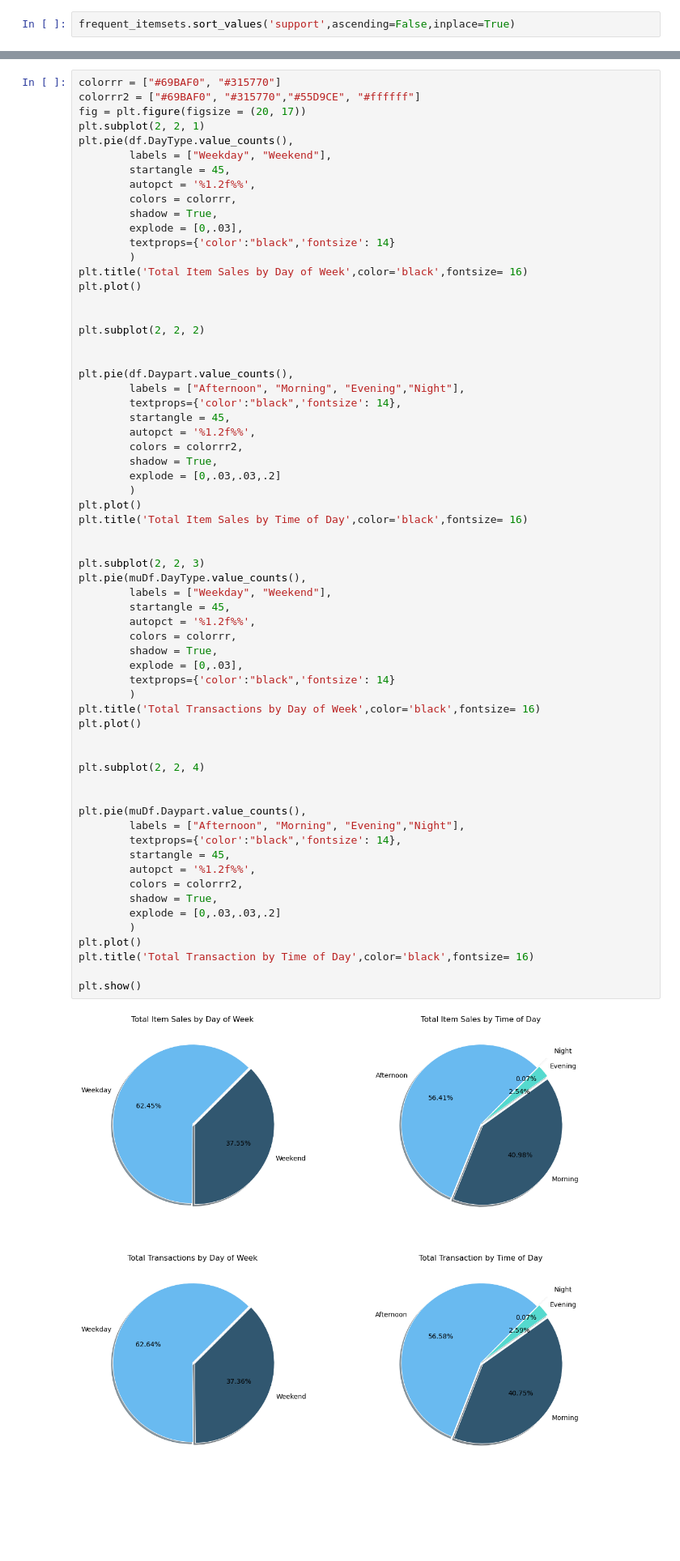
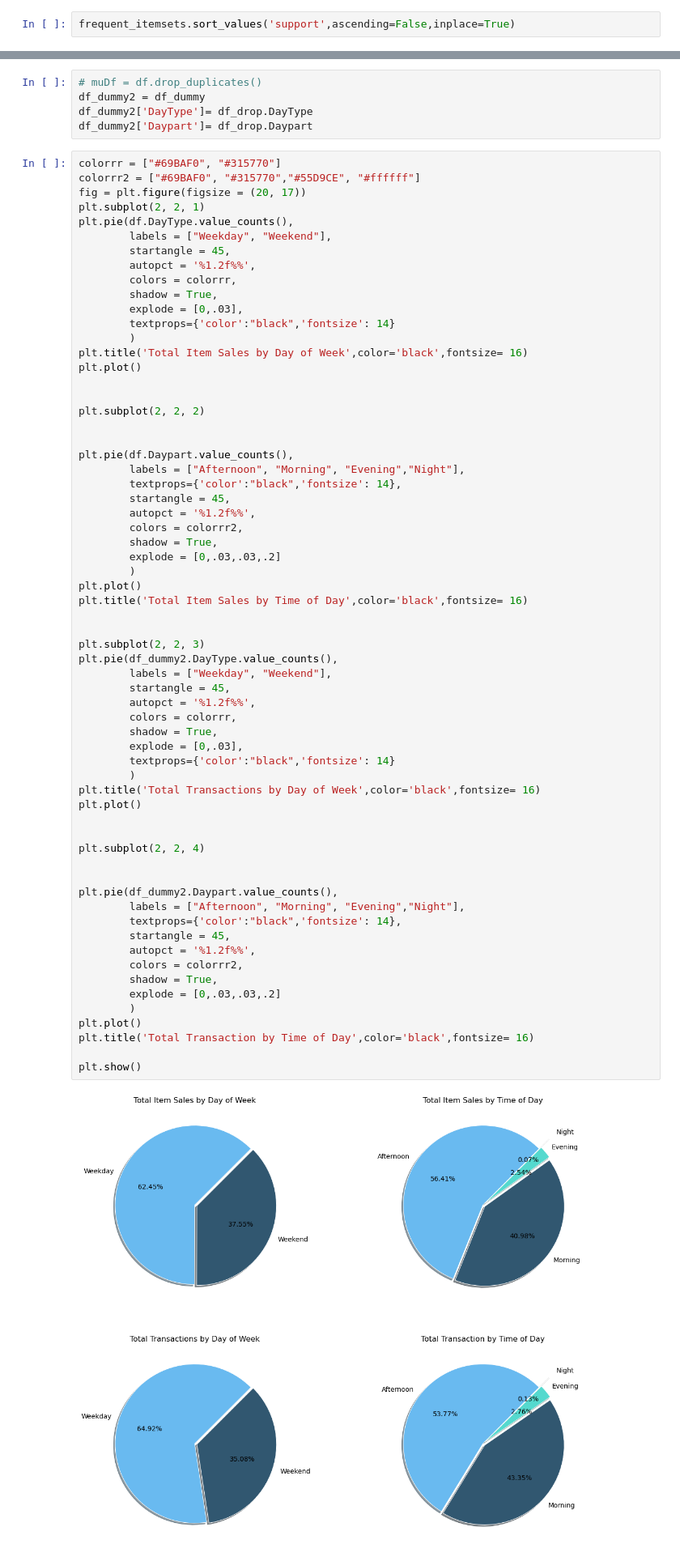
Before and after one commit to Blutronics/BakeryAssociationRule, a Jupyter notebook: bakery.ipynb, the cells around one changed output, grey strips where cells are left out. Shown at 81% size. Saved outputs shown, nothing was run; the diff lists cells and outputs as text; blank space fills up the shorter version.

```diff
--- a/bakery.ipynb
+++ b/bakery.ipynb
@@ -251,3 +213,8 @@ muDf = moreUsefulDf
+# %%
+# muDf = df.drop_duplicates()
+df_dummy2 = df_dummy
+df_dummy2['DayType']= df_drop.DayType
+df_dummy2['Daypart']= df_drop.Daypart
 # %%
 colorrr = ["#69BAF0", "#315770"]
 colorrr2 = ["#69BAF0", "#315770","#55D9CE", "#ffffff"]
@@ -283,34 +250,34 @@ plt.title('Total Item Sales by Time of Day',color='black',fontsize= 16)
 
 
 plt.subplot(2, 2, 3)
-plt.pie(muDf.DayType.value_counts(),
+plt.pie(df_dummy2.DayType.value_counts(),
         labels = ["Weekday", "Weekend"],
         startangle = 45,
         autopct = '%1.2f%%',
         colors = colorrr,
         shadow = True,
         explode = [0,.03],
         textprops={'color':"black",'fontsize': 14}
         )
 plt.title('Total Transactions by Day of Week',color='black',fontsize= 16)
 plt.plot()
 
 
 plt.subplot(2, 2, 4)
 
 
-plt.pie(muDf.Daypart.value_counts(),
+plt.pie(df_dummy2.Daypart.value_counts(),
         labels = ["Afternoon", "Morning", "Evening","Night"],
         textprops={'color':"black",'fontsize': 14},
         startangle = 45,
         autopct = '%1.2f%%',
         colors = colorrr2,
         shadow = True,
         explode = [0,.03,.03,.2]
         )
 plt.plot()
 plt.title('Total Transaction by Time of Day',color='black',fontsize= 16)
 
 plt.show()
 # %% [output]
-[figure, old version]
+[figure, new version]
```
Also changed, not shown: parts of 30 cells of this notebook.
